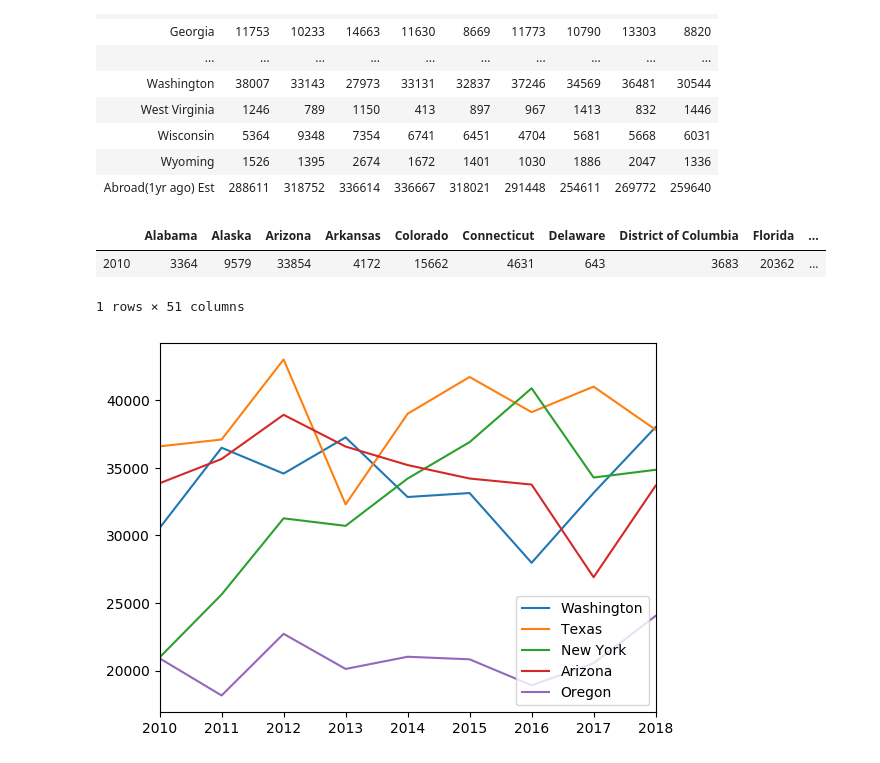
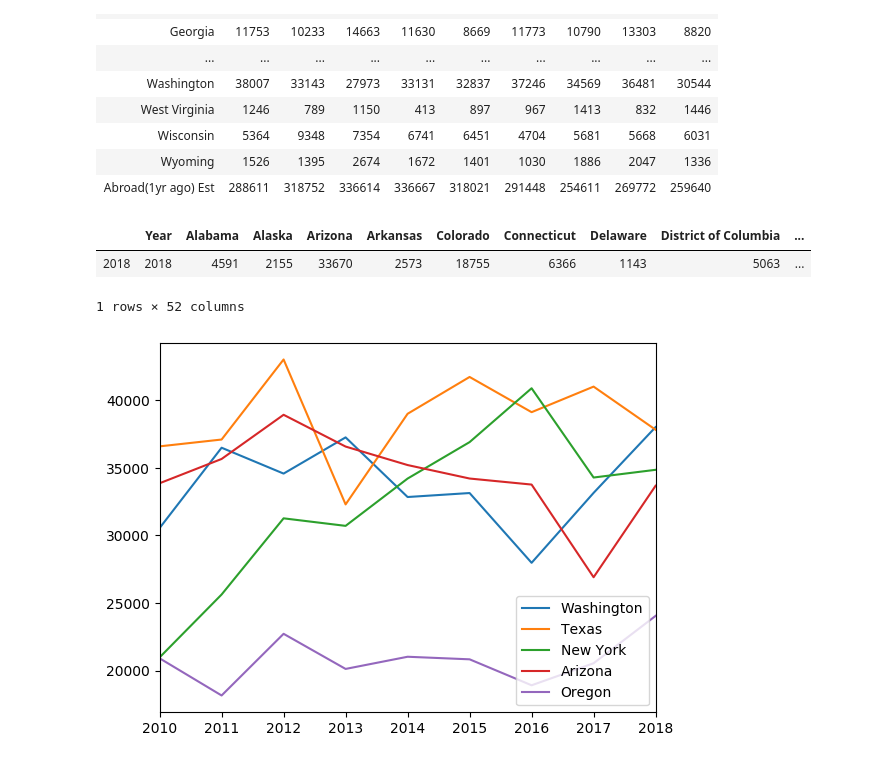
Before and after one commit to JVChermak/Leaving_California, a Jupyter notebook: Queries/Migration_Clean_Data_2010-2018.ipynb, the cells around one changed output. Cells and saved outputs as stored; diff of their text form; code cells hidden in the pictures.

```diff
--- a/Queries/Migration_Clean_Data_2010-2018.ipynb
+++ b/Queries/Migration_Clean_Data_2010-2018.ipynb
@@ -496,14 +496,15 @@ file_path = "C:/Users/aodom/OneDrive/Documents/Class_Folder_Berkeley/Migration_F
 sorted_cali.to_csv(file_path, index=False)
 # %%
 # select columns by name(ie. CA migration to other states by a specific year)
-sorted_cali.filter(items=['2010'])
+sorted_cali.filter(items=['2018'])
 
 #Swap the rows and columns using transpose() method or .T
-x_df=sorted_cali.filter(items=['2010']).T
+x_df=sorted_cali.filter(items=['2018']).T
+x_df.insert(0, "Year", 2018)
 x_df
 # %% [output]
-|  | Alabama | Alaska | Arizona | Arkansas | Colorado | Connecticut | Delaware | District of Columbia | Florida | ... |
-| 2010 | 3364 | 9579 | 33854 | 4172 | 15662 | 4631 | 643 | 3683 | 20362 | ... |
+|  | Year | Alabama | Alaska | Arizona | Arkansas | Colorado | Connecticut | Delaware | District of Columbia | ... |
+| 2018 | 2018 | 4591 | 2155 | 33670 | 2573 | 18755 | 6366 | 1143 | 5063 | ... |
-1 rows × 51 columns
+1 rows × 52 columns
 # %%
 # Saving CA migration to other states by a specific year data
```
Also changed, not shown: parts of 2 cells of this notebook, 3 other files.
